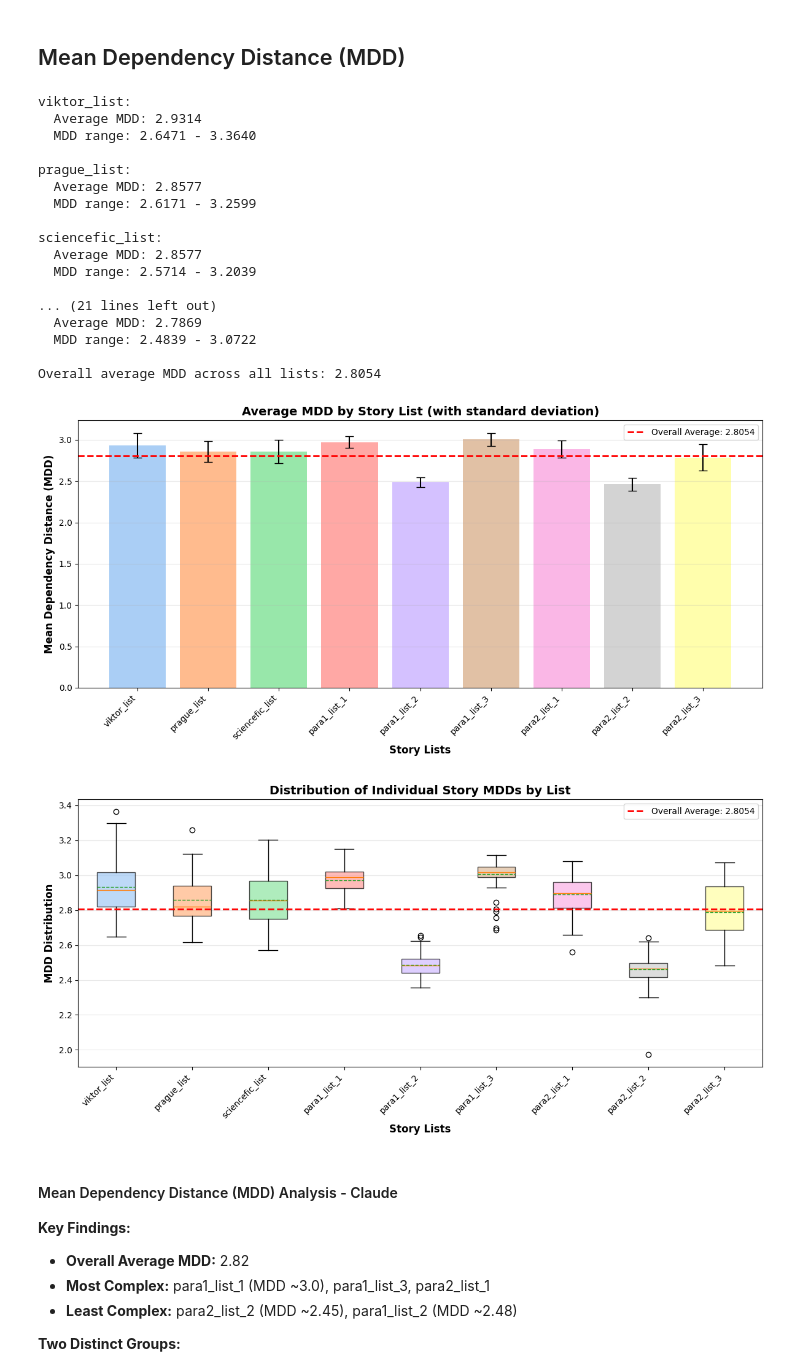
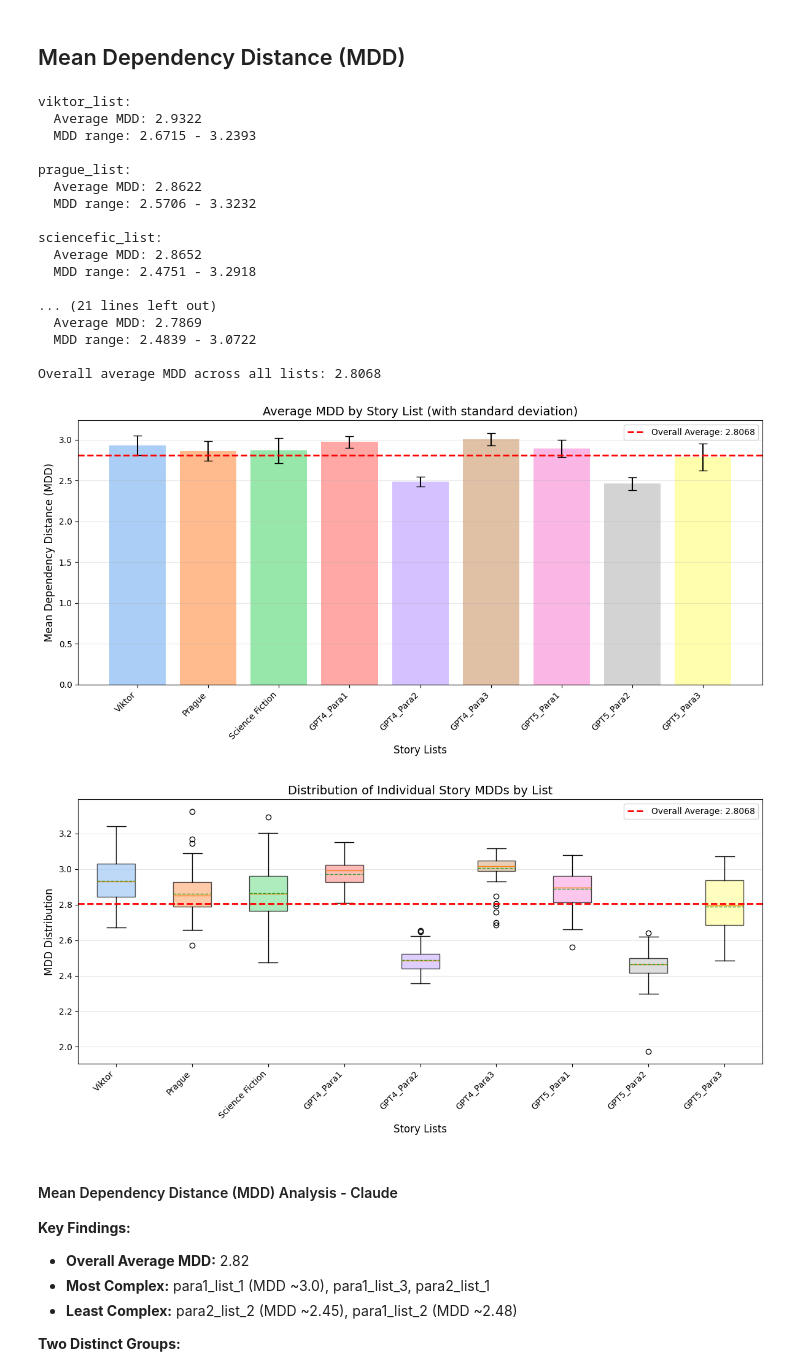
Before and after one commit to joaocnvdias/mech-i-coherence, a Jupyter notebook: vector-fields/plots/prompt-v-paraphrase.ipynb, the cells around one changed output. Drawn from its saved outputs; the diff is of its cells as text; code cells hidden in the pictures.

Commit message:
fix(prompt-v-paraphrase): updated plots with most recent data

```diff
--- a/vector-fields/plots/prompt-v-paraphrase.ipynb
+++ b/vector-fields/plots/prompt-v-paraphrase.ipynb
@@ -141,3 +176,15 @@ para2_list_3 = [remove_clause_numbers(story) for story in second_stories[3]]
+# %%
+viktor_list = clean["viktor"]
+prague_list  = clean["prague"]
+sciencefic_list = clean["sciencefic"]
+
+para1_list_1 = clean["gpt4_para1"]
+para1_list_2 = clean["gpt4_para2"]
+para1_list_3 = clean["gpt4_para3"]
+
+para2_list_1 = clean["gpt5_para1"]
+para2_list_2 = clean["gpt5_para2"]
+para2_list_3 = clean["gpt5_para3"]
 # %% [markdown]
 ## Sentence length tests
 # %%
@@ -160,8 +207,8 @@ batch_lengths = [viktor_len,prague_len,sciencefic_len,
 
 labels = [
     "Viktor", "Prague", "Science Fiction",
-    "Para1 List 1", "Para1 List 2", "Para1 List 3",
-    "Para2 List 1", "Para2 List 2", "Para2 List 3"
+    "GPT4_Para1", "GPT4_Para2", "GPT4_Para3",
+    "GPT5_Para1", "GPT5_Para2", "GPT5_Para3"
 ]
 
 # colors = [
@@ -548,26 +595,26 @@ summary = {
 }
 # %% [output]
 viktor_list:
-  Average MDD: 2.9314
-  MDD range: 2.6471 - 3.3640
+  Average MDD: 2.9322
+  MDD range: 2.6715 - 3.2393
 
 prague_list:
-  Average MDD: 2.8577
-  MDD range: 2.6171 - 3.2599
+  Average MDD: 2.8622
+  MDD range: 2.5706 - 3.3232
 
 sciencefic_list:
-  Average MDD: 2.8577
-  MDD range: 2.5714 - 3.2039
+  Average MDD: 2.8652
+  MDD range: 2.4751 - 3.2918
 
 ... (21 lines left out)
   Average MDD: 2.7869
   MDD range: 2.4839 - 3.0722
 
-Overall average MDD across all lists: 2.8054
+Overall average MDD across all lists: 2.8068
 # %%
 averages = [results[name]['average_mdd'] for name in list_names]
 std_devs = [np.std(results[name]['individual_mdds']) for name in list_names]
-labels = list_names
+#labels = list_names
 colors = sns.color_palette("pastel", len(labels))
 
 #plot 1: Average MDD by list with error bars
@@ -576,9 +623,9 @@ fig1, ax1 = plt.subplots(figsize=(12, 6))
 x_pos = np.arange(len(labels))
 bars = ax1.bar(x_pos, averages, yerr=std_devs, capsize=5, alpha=0.9, color=colors)
 
-ax1.set_xlabel('Story Lists', fontsize=12, fontweight='bold')
-ax1.set_ylabel('Mean Dependency Distance (MDD)', fontsize=12, fontweight='bold')
-ax1.set_title('Average MDD by Story List (with standard deviation)', fontsize=14, fontweight='bold')
+ax1.set_xlabel('Story Lists', fontsize=12, fontweight='normal')
+ax1.set_ylabel('Mean Dependency Distance (MDD)', fontsize=12, fontweight='normal')
+ax1.set_title('Average MDD by Story List (with standard deviation)', fontsize=14, fontweight='normal')
 ax1.set_xticks(x_pos)
 ax1.set_xticklabels(labels, rotation=45, ha='right')
 ax1.axhline(y=overall_average, color='red', linestyle='--', linewidth=2,
@@ -589,35 +636,35 @@ ax1.grid(axis='y', alpha=0.3)
 plt.tight_layout()
 plt.show()
 # %% [output]
-[figure, old version]
+[figure, new version]
 # %%
 #plot 2: Distribution of individual MDDs across all lists
 
 fig2, ax2 = plt.subplots(figsize=(12, 6))
 
 data_to_plot = [results[name]['individual_mdds'] for name in list_names]
 
 bp = ax2.boxplot(data_to_plot, tick_labels=labels, patch_artist=True,
                  showmeans=True, meanline=True)
 
 # Color the boxplots
 for patch, color in zip(bp['boxes'], colors):
     patch.set_facecolor(color)
     patch.set_alpha(0.7)
 
-ax2.set_xlabel('Story Lists', fontsize=12, fontweight='bold')
-ax2.set_ylabel('MDD Distribution', fontsize=12, fontweight='bold')
-ax2.set_title('Distribution of Individual Story MDDs by List', fontsize=14, fontweight='bold')
+ax2.set_xlabel('Story Lists', fontsize=12, fontweight='normal')
+ax2.set_ylabel('MDD Distribution', fontsize=12, fontweight='normal')
+ax2.set_title('Distribution of Individual Story MDDs by List', fontsize=14, fontweight='normal')
 ax2.set_xticklabels(labels, rotation=45, ha='right')
 ax2.axhline(y=overall_average, color='red', linestyle='--', linewidth=2,
             label=f'Overall Average: {overall_average:.4f}')
 ax2.legend()
 ax2.grid(axis='y', alpha=0.3)
 
 plt.tight_layout()
 plt.show()
 # %% [output]
-[figure, old version]
+[figure, new version]
 # %% [markdown]
 #### Mean Dependency Distance (MDD) Analysis - Claude
 
```
Also changed, not shown: parts of 14 cells of this notebook, 1 other file.
